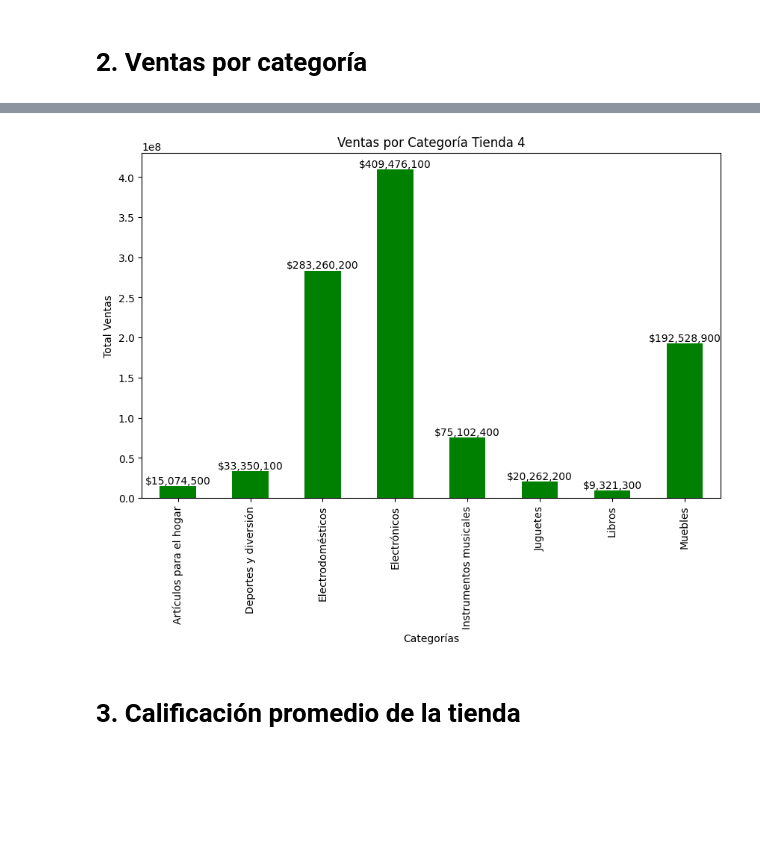
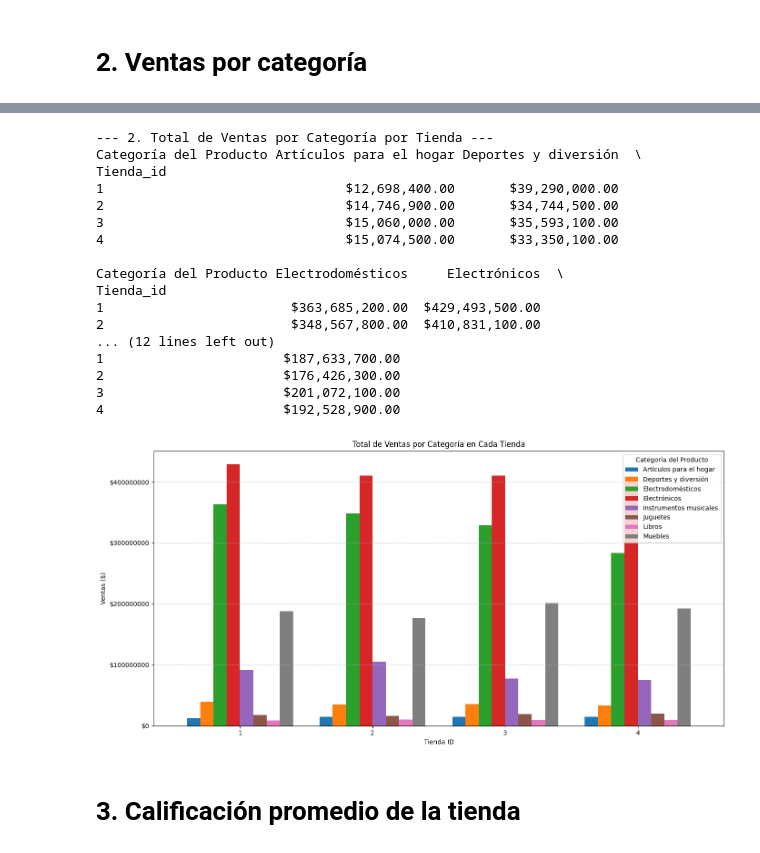
Before and after one commit to wimero72/challenge1-data-science-latam, a Jupyter notebook: Challege1_data_science_latam.ipynb, the cells around one changed output, grey strips where cells are left out. Drawn from its saved outputs; the diff is of its cells as text; code cells hidden in the pictures; blank space fills up the shorter version.

```diff
--- a/Challege1_data_science_latam.ipynb
+++ b/Challege1_data_science_latam.ipynb
@@ -232,13 +152,41 @@ plt.show()
-# %%
-ventas_categoria_t4 = tienda4.groupby("Categoría del Producto")["Precio"].sum()
-barras_c=ventas_categoria_t4.plot(kind="bar", color="green", figsize=(10, 6))
-for barra, valor in enumerate(ventas_categoria_t4):
-    barras_c.text(barra, valor, str(f"${valor:,.0f}"), ha='center', va='bottom')
-plt.xlabel("Categorías")
-plt.ylabel("Total Ventas")
-plt.title("Ventas por Categoría Tienda 4")
-plt.show()
-# %% [output]
-[figure, removed]
+# %%
+# --- 2. Total de ventas por categoría de productos de cada tienda ---
+print("\n--- 2. Total de Ventas por Categoría por Tienda ---")
+ventas_categoria_tienda = df.groupby([col_tienda_id, col_categoria])[col_precio].sum().sort_values(ascending=True).unstack(fill_value=1)
+print(ventas_categoria_tienda.applymap(lambda x: f"{moneda_simbolo}{x:,.2f}"))
+
+# Gráfico de barras agrupadas.
+if not ventas_categoria_tienda.empty:
+    ventas_categoria_tienda.plot(kind='bar', figsize=(14, 7), width=0.8)
+    plt.title('Total de Ventas por Categoría en Cada Tienda')
+    plt.xlabel('Tienda ID')
+    plt.ylabel(f'Ventas ({moneda_simbolo})')
+    plt.xticks(rotation=0)
+    plt.legend(title=col_categoria)
+    plt.gca().yaxis.set_major_formatter(mtick.FormatStrFormatter(f'{moneda_simbolo}%.0f'))
+    plt.grid(axis='y', linestyle='--', alpha=0.7)
+    plt.tight_layout()
+    plt.show()
+else:
+    print("No hay datos suficientes para graficar ventas por categoría por tienda.")
+# %% [output]
+--- 2. Total de Ventas por Categoría por Tienda ---
+Categoría del Producto Artículos para el hogar Deportes y diversión  \
+Tienda_id
+1                               $12,698,400.00       $39,290,000.00
+2                               $14,746,900.00       $34,744,500.00
+3                               $15,060,000.00       $35,593,100.00
+4                               $15,074,500.00       $33,350,100.00
+
+Categoría del Producto Electrodomésticos     Electrónicos  \
+Tienda_id
+1                        $363,685,200.00  $429,493,500.00
+2                        $348,567,800.00  $410,831,100.00
+... (12 lines left out)
+1                       $187,633,700.00
+2                       $176,426,300.00
+3                       $201,072,100.00
+4                       $192,528,900.00
+[figure, added]
 # %% [markdown]
 # 3. Calificación promedio de la tienda
```
Also changed, not shown: parts of 17 cells of this notebook.
